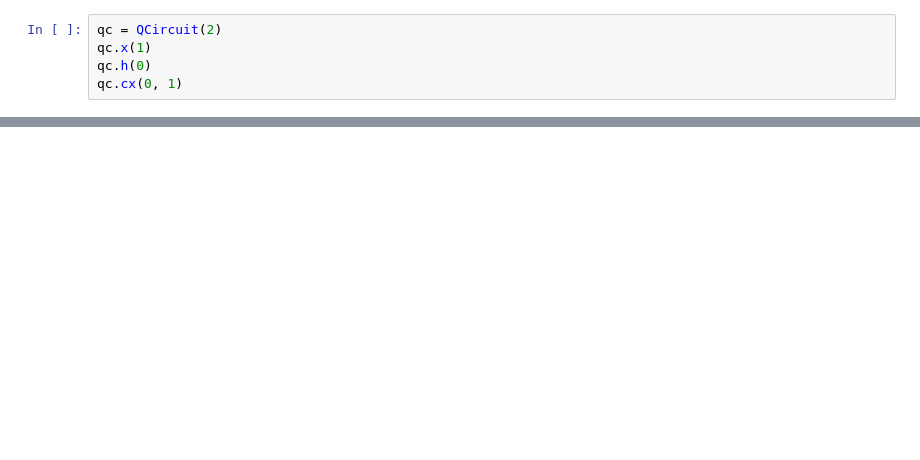
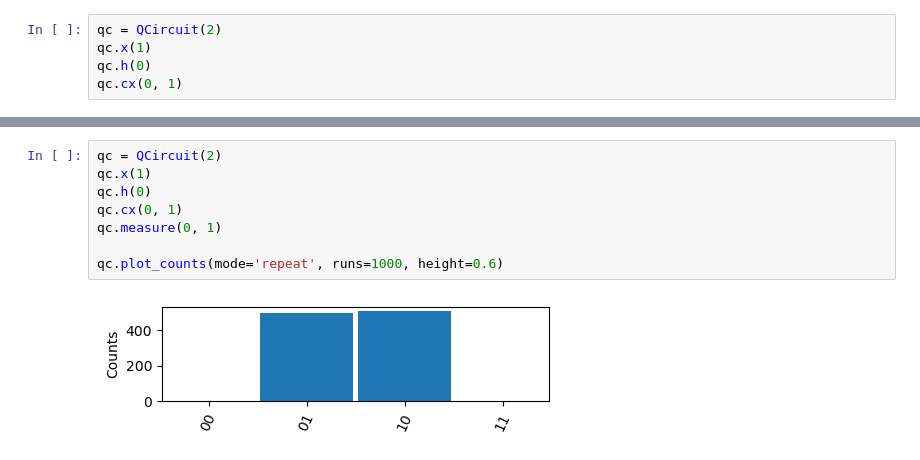
Before and after one commit to jbrumf/tinyqsim, a Jupyter notebook: examples/example_1_tutorial.ipynb, the cells around one changed output, grey strips where cells are left out. Drawn from its saved outputs; the diff is of its cells as text; blank space fills up the shorter version.

```diff
--- a/examples/example_1_tutorial.ipynb
+++ b/examples/example_1_tutorial.ipynb
@@ -157,0 +196,10 @@ Although making quantum measurements is the only way to get a result on a real q
+# %%
+qc = QCircuit(2)
+qc.x(1)
+qc.h(0)
+qc.cx(0, 1)
+qc.measure(0, 1)
+
+qc.plot_counts(mode='repeat', runs=1000, height=0.6)
+# %% [output]
+[figure, added]
```
Also changed, not shown: parts of 44 cells of this notebook, 15 other files.
